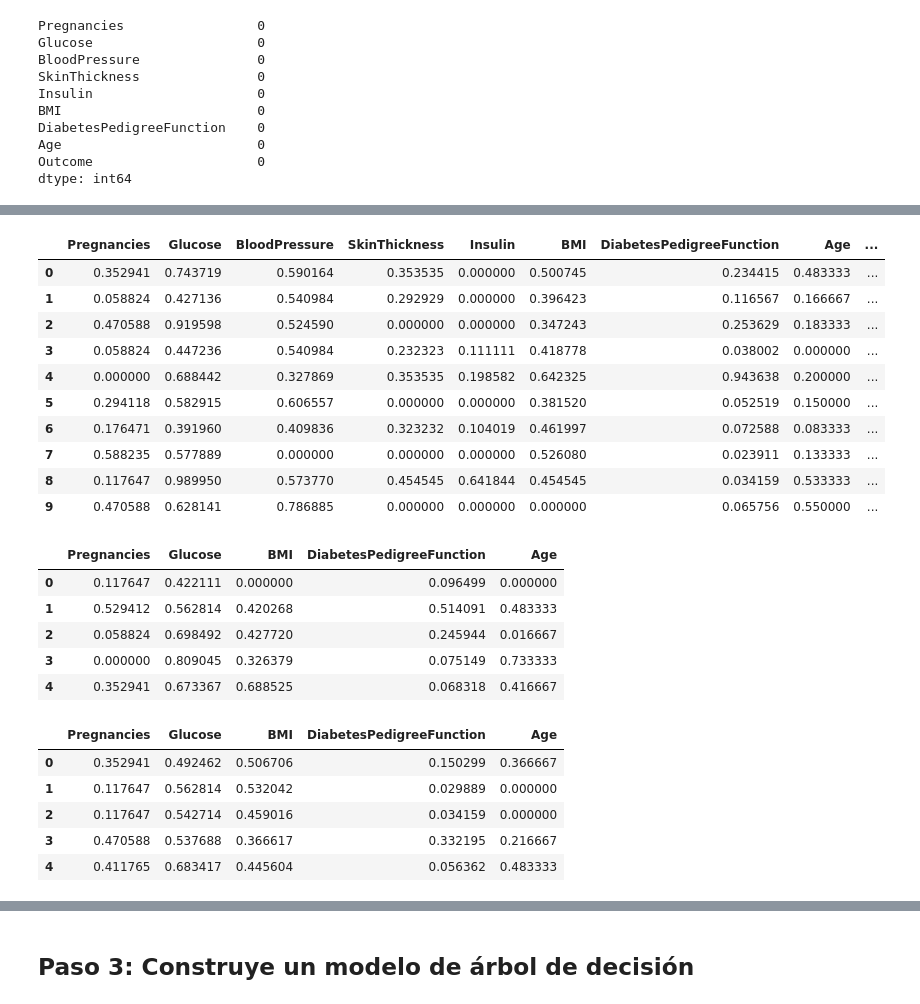
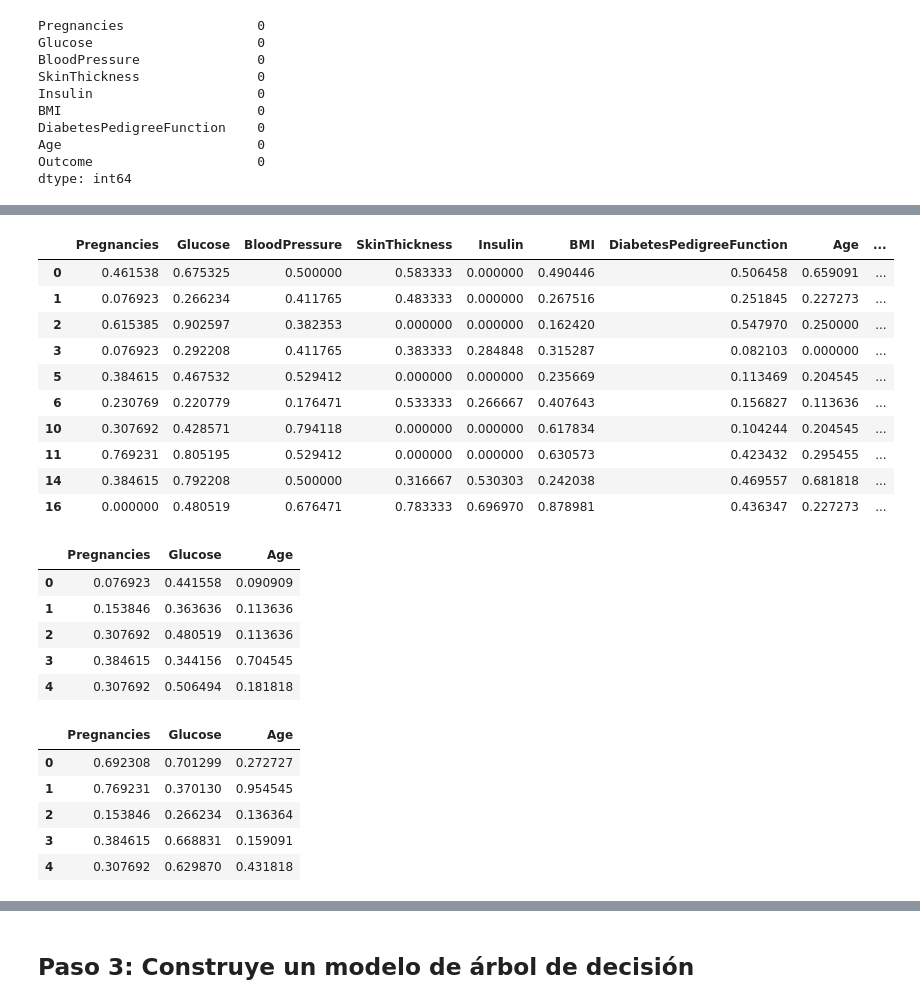
Before and after one commit to jaimed411/017-PROYECTO1-decission-trees-diabetes, a Jupyter notebook: src/explore.ipynb, the cells around one changed output, grey strips where cells are left out. Drawn from its saved outputs; the diff is of its cells as text; code cells hidden in the pictures.

```diff
--- a/src/explore.ipynb
+++ b/src/explore.ipynb
@@ -358,0 +307,15 @@ Name: Outcome, dtype: float64
+# %%
+#eliminar outtliers
+
+for variable in numeric_variables:
+    # Obtener los límites para la búsqueda de outliers en la variable actual
+    variable_stats = dataframe[variable].describe()
+    variable_iqr = variable_stats["75%"] - variable_stats["25%"]
+    upper_limit = variable_stats["75%"] + 1.5 * variable_iqr
+    lower_limit = variable_stats["25%"] - 1.5 * variable_iqr
+
+    # Eliminar outliers para la variable actual
+    dataframe = dataframe[(dataframe[variable] >= lower_limit) & (dataframe[variable] <= upper_limit)]
+
+# Mostrar el resumen estadístico actualizado para todas las variables
+print(dataframe.describe())
@@ -426,60 +437,59 @@ dataframe_scal = pd.DataFrame(scaled_features, index=dataframe_selected.index, c
 dataframe_scal.head(10)
 # %% [output]
 |  | Pregnancies | Glucose | BloodPressure | SkinThickness | Insulin | BMI | DiabetesPedigreeFunction | Age | ... |
-| 0 | 0.352941 | 0.743719 | 0.590164 | 0.353535 | 0.000000 | 0.500745 | 0.234415 | 0.483333 | ... |
-| 1 | 0.058824 | 0.427136 | 0.540984 | 0.292929 | 0.000000 | 0.396423 | 0.116567 | 0.166667 | ... |
-| 2 | 0.470588 | 0.919598 | 0.524590 | 0.000000 | 0.000000 | 0.347243 | 0.253629 | 0.183333 | ... |
-| 3 | 0.058824 | 0.447236 | 0.540984 | 0.232323 | 0.111111 | 0.418778 | 0.038002 | 0.000000 | ... |
-| 4 | 0.000000 | 0.688442 | 0.327869 | 0.353535 | 0.198582 | 0.642325 | 0.943638 | 0.200000 | ... |
-| 5 | 0.294118 | 0.582915 | 0.606557 | 0.000000 | 0.000000 | 0.381520 | 0.052519 | 0.150000 | ... |
-| 6 | 0.176471 | 0.391960 | 0.409836 | 0.323232 | 0.104019 | 0.461997 | 0.072588 | 0.083333 | ... |
-| 7 | 0.588235 | 0.577889 | 0.000000 | 0.000000 | 0.000000 | 0.526080 | 0.023911 | 0.133333 | ... |
-| 8 | 0.117647 | 0.989950 | 0.573770 | 0.454545 | 0.641844 | 0.454545 | 0.034159 | 0.533333 | ... |
-| 9 | 0.470588 | 0.628141 | 0.786885 | 0.000000 | 0.000000 | 0.000000 | 0.065756 | 0.550000 | ... |
+| 0 | 0.461538 | 0.675325 | 0.500000 | 0.583333 | 0.000000 | 0.490446 | 0.506458 | 0.659091 | ... |
+| 1 | 0.076923 | 0.266234 | 0.411765 | 0.483333 | 0.000000 | 0.267516 | 0.251845 | 0.227273 | ... |
+| 2 | 0.615385 | 0.902597 | 0.382353 | 0.000000 | 0.000000 | 0.162420 | 0.547970 | 0.250000 | ... |
+| 3 | 0.076923 | 0.292208 | 0.411765 | 0.383333 | 0.284848 | 0.315287 | 0.082103 | 0.000000 | ... |
+| 5 | 0.384615 | 0.467532 | 0.529412 | 0.000000 | 0.000000 | 0.235669 | 0.113469 | 0.204545 | ... |
+| 6 | 0.230769 | 0.220779 | 0.176471 | 0.533333 | 0.266667 | 0.407643 | 0.156827 | 0.113636 | ... |
+| 10 | 0.307692 | 0.428571 | 0.794118 | 0.000000 | 0.000000 | 0.617834 | 0.104244 | 0.204545 | ... |
+| 11 | 0.769231 | 0.805195 | 0.529412 | 0.000000 | 0.000000 | 0.630573 | 0.423432 | 0.295455 | ... |
+| 14 | 0.384615 | 0.792208 | 0.500000 | 0.316667 | 0.530303 | 0.242038 | 0.469557 | 0.681818 | ... |
+| 16 | 0.000000 | 0.480519 | 0.676471 | 0.783333 | 0.696970 | 0.878981 | 0.436347 | 0.227273 | ... |
 # %%
 import pandas as pd
 from sklearn.feature_selection import chi2, SelectKBest
 from sklearn.model_selection import train_test_split
 from sklearn.preprocessing import LabelBinarizer
 
-# Supongamos que tienes un dataframe llamado "dataframe_scal" que contiene las características y la variable objetivo.
 
 # Transformar la variable objetivo y a binario
 y = dataframe_scal["Outcome"]
 y_bin = (y > 0.5).astype(int)
 
 # Dividimos el conjunto de datos en entrenamiento (train) y pruebas (test)
 X = dataframe_scal.drop("Outcome", axis=1)
 
 # Aquí puedes utilizar "y" o "y_bin", dependiendo de si deseas la variable original o la binaria para el entrenamiento.
 # Si utilizas "y", asegúrate de que "y" sea categórica o discreta (no valores continuos).
-X_train, X_test, y_train, y_test = train_test_split(X, y_bin, test_size=0.2, random_state=42)
+X_train, X_test, y_train, y_test = train_test_split(X, y_bin, test_size=0.3, random_state=42)
 
 # Con un valor de k = 5, queremos decir implícitamente que queremos mantener las 5 mejores características en el conjunto de datos
-selection_model = SelectKBest(chi2, k=5)
+selection_model = SelectKBest(chi2, k=3)
 selection_model.fit(X_train, y_train)
 
 ix = selection_model.get_support()
 X_train_sel = pd.DataFrame(selection_model.transform(X_train), columns=X_train.columns.values[ix])
 X_test_sel = pd.DataFrame(selection_model.transform(X_test), columns=X_test.columns.values[ix])
 
 X_train_sel.head()
 # %% [output]
-|  | Pregnancies | Glucose | BMI | DiabetesPedigreeFunction | Age |
-| 0 | 0.117647 | 0.422111 | 0.000000 | 0.096499 | 0.000000 |
-| 1 | 0.529412 | 0.562814 | 0.420268 | 0.514091 | 0.483333 |
-| 2 | 0.058824 | 0.698492 | 0.427720 | 0.245944 | 0.016667 |
-| 3 | 0.000000 | 0.809045 | 0.326379 | 0.075149 | 0.733333 |
-| 4 | 0.352941 | 0.673367 | 0.688525 | 0.068318 | 0.416667 |
+|  | Pregnancies | Glucose | Age |
+| 0 | 0.076923 | 0.441558 | 0.090909 |
+| 1 | 0.153846 | 0.363636 | 0.113636 |
+| 2 | 0.307692 | 0.480519 | 0.113636 |
+| 3 | 0.384615 | 0.344156 | 0.704545 |
+| 4 | 0.307692 | 0.506494 | 0.181818 |
 # %%
 X_test_sel.head()
 # %% [output]
-|  | Pregnancies | Glucose | BMI | DiabetesPedigreeFunction | Age |
-| 0 | 0.352941 | 0.492462 | 0.506706 | 0.150299 | 0.366667 |
-| 1 | 0.117647 | 0.562814 | 0.532042 | 0.029889 | 0.000000 |
-| 2 | 0.117647 | 0.542714 | 0.459016 | 0.034159 | 0.000000 |
-| 3 | 0.470588 | 0.537688 | 0.366617 | 0.332195 | 0.216667 |
-| 4 | 0.411765 | 0.683417 | 0.445604 | 0.056362 | 0.483333 |
+|  | Pregnancies | Glucose | Age |
+| 0 | 0.692308 | 0.701299 | 0.272727 |
+| 1 | 0.769231 | 0.370130 | 0.954545 |
+| 2 | 0.153846 | 0.266234 | 0.136364 |
+| 3 | 0.384615 | 0.668831 | 0.159091 |
+| 4 | 0.307692 | 0.629870 | 0.431818 |
 # %%
 X_train_sel["y_n"] = list(y_train)
 X_test_sel["y_n"] = list(y_test)
```
Also changed, not shown: parts of 15 cells of this notebook, 2 other files.
